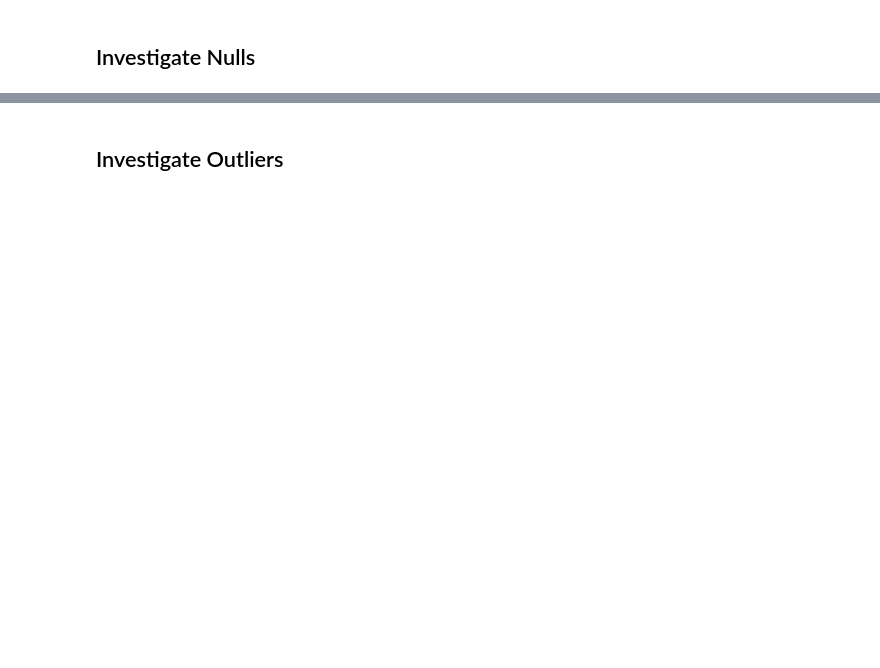
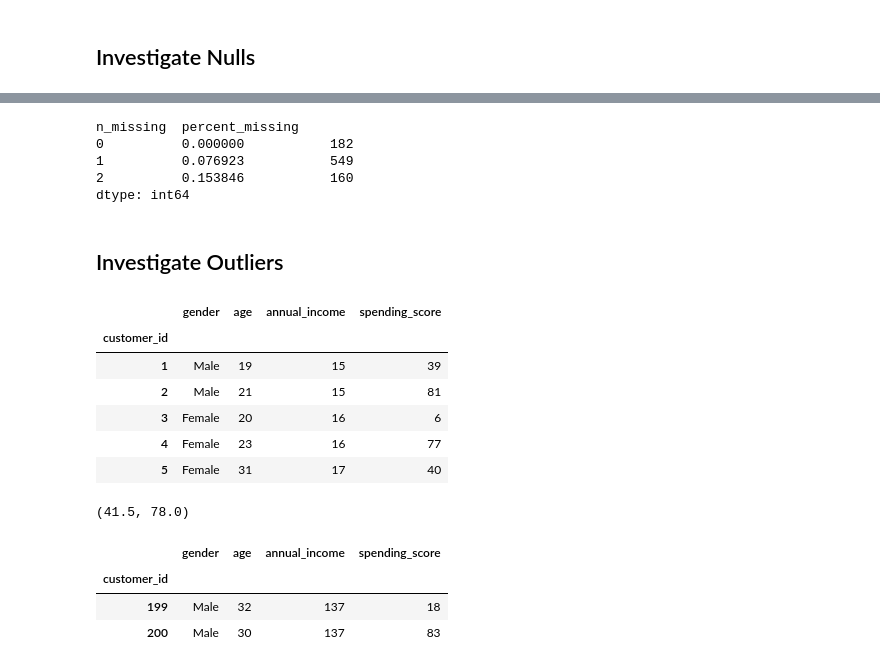
Before and after one commit to CodeupClassroom/innis-clustering-exercises, a Jupyter notebook: wrangle_lesson.ipynb, the cells around one changed output, grey strips where cells are left out. Drawn from its saved outputs; the diff is of its cells as text; code cells hidden in the pictures; blank space fills up the shorter version.

```diff
--- a/wrangle_lesson.ipynb
+++ b/wrangle_lesson.ipynb
@@ -35,8 +112,41 @@ pd.concat([
 # %%
 # nulls by row
 pd.concat([
-    df.isna().sum(axis=1).rename('n_missing'),
-    df.isna().mean(axis=1).rename('percent_missing'),
+    titanic.isna().sum(axis=1).rename('n_missing'),
+    titanic.isna().mean(axis=1).rename('percent_missing'),
 ], axis=1).value_counts().sort_index()
+# %% [output]
+n_missing  percent_missing
+0          0.000000           182
+1          0.076923           549
+2          0.153846           160
+dtype: int64
 # %% [markdown]
 ## Investigate Outliers
+# %%
+df.head()
+# %% [output]
+|  | gender | age | annual_income | spending_score |
+| customer_id |  |  |  |  |
+| 1 | Male | 19 | 15 | 39 |
+| 2 | Male | 21 | 15 | 81 |
+| 3 | Female | 20 | 16 | 6 |
+| 4 | Female | 23 | 16 | 77 |
+| 5 | Female | 31 | 17 | 40 |
+# %%
+q1 = df.annual_income.quantile(.25)
+q3 = df.annual_income.quantile(.75)
+q1, q3
+# %% [output]
+(41.5, 78.0)
+# %%
+iqr = q3 - q1
+# typical values for k are either 1.5 or 3; a greater value means less points will be considered outliers
+k = 1.5
+upper_bound = k * iqr + q3
+df[df.annual_income > upper_bound]
+# %% [output]
+|  | gender | age | annual_income | spending_score |
+| customer_id |  |  |  |  |
+| 199 | Male | 32 | 137 | 18 |
+| 200 | Male | 30 | 137 | 83 |
```
Also changed, not shown: parts of 10 cells of this notebook.
